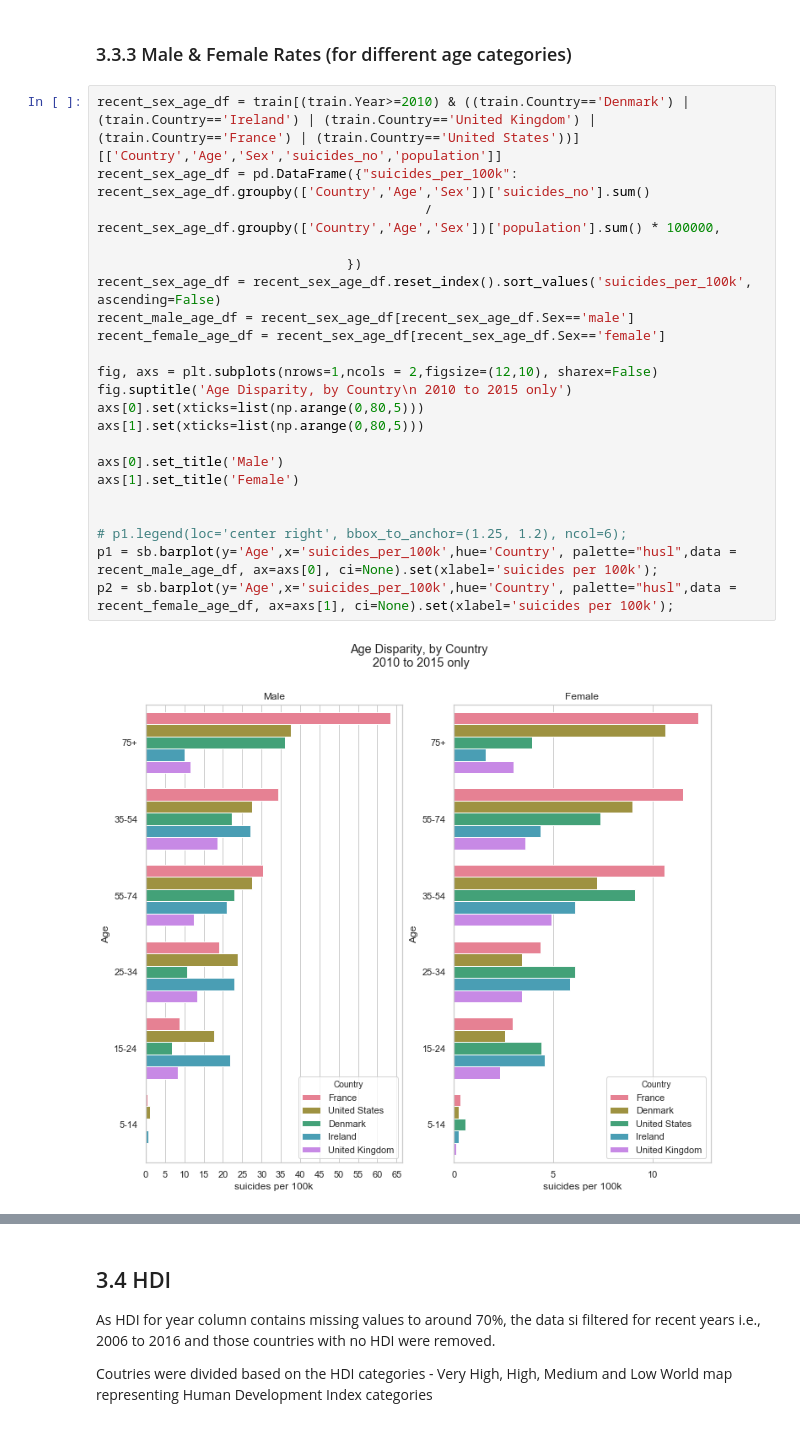
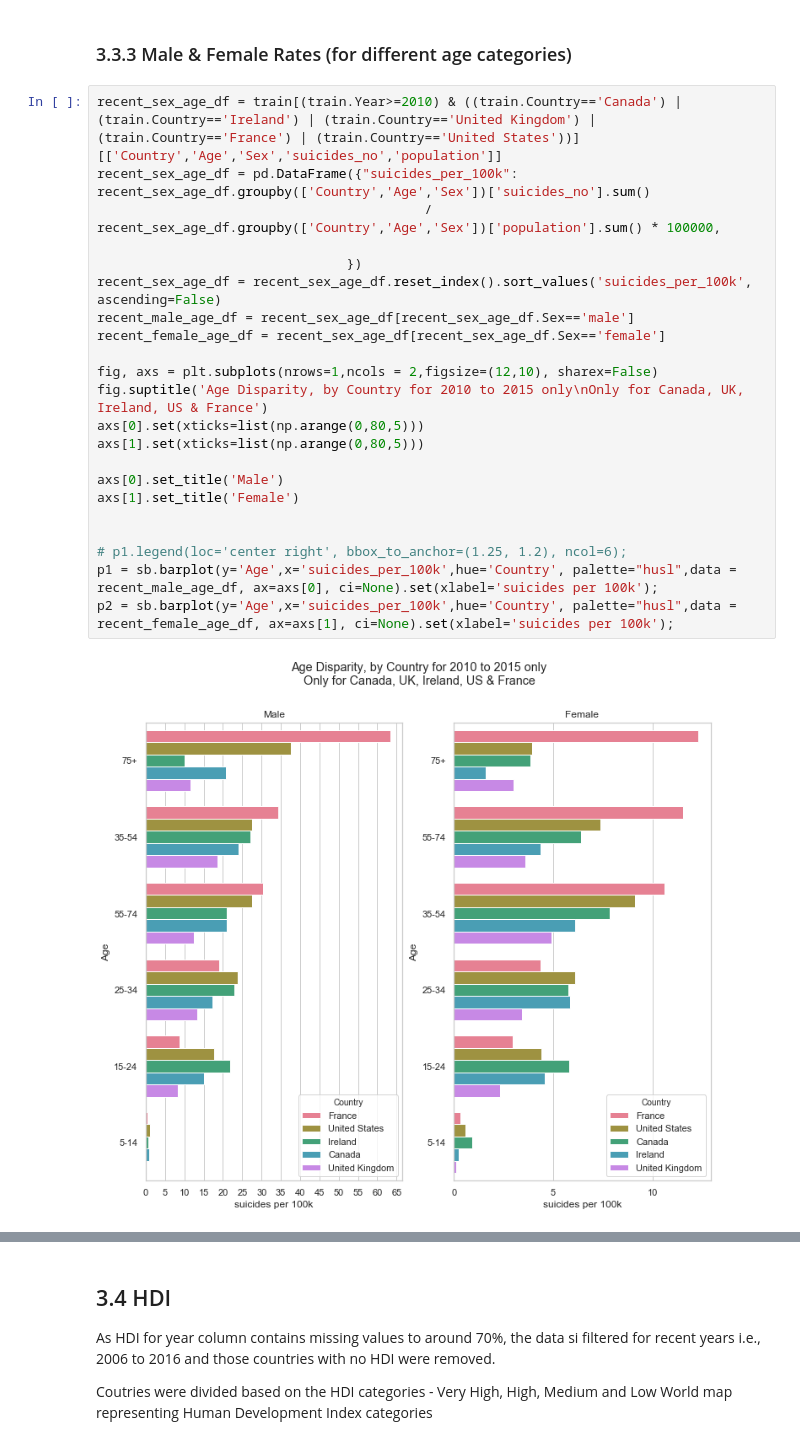
Before and after one commit to vaishali-vcs/DataScienceFoundation_Project, a Jupyter notebook: SuicideDataAnalysis.ipynb, the cells around one changed output, grey strips where cells are left out. Cells and saved outputs as stored; diff of their text form.

```diff
--- a/SuicideDataAnalysis.ipynb
+++ b/SuicideDataAnalysis.ipynb
@@ -1005,29 +1026,29 @@ g.set(title='Age \n 2010 to 2015 only', ylabel = "Suicides per 100k", xlabel='')
 # %% [markdown]
 ### 3.3.3 Male & Female Rates (for different age categories)
 # %%
-recent_sex_age_df = train[(train.Year>=2010) & ((train.Country=='Denmark') | (train.Country=='Ireland') | (train.Country=='United Kingdom') | (train.Country=='France') | (train.Country=='United States'))][['Country','Age','Sex','suicides_no','population']]
+recent_sex_age_df = train[(train.Year>=2010) & ((train.Country=='Canada') | (train.Country=='Ireland') | (train.Country=='United Kingdom') | (train.Country=='France') | (train.Country=='United States'))][['Country','Age','Sex','suicides_no','population']]
 recent_sex_age_df = pd.DataFrame({"suicides_per_100k": recent_sex_age_df.groupby(['Country','Age','Sex'])['suicides_no'].sum()
                                           / recent_sex_age_df.groupby(['Country','Age','Sex'])['population'].sum() * 100000,
 
                                 })
 recent_sex_age_df = recent_sex_age_df.reset_index().sort_values('suicides_per_100k', ascending=False)
 recent_male_age_df = recent_sex_age_df[recent_sex_age_df.Sex=='male']
 recent_female_age_df = recent_sex_age_df[recent_sex_age_df.Sex=='female']
 
 fig, axs = plt.subplots(nrows=1,ncols = 2,figsize=(12,10), sharex=False)
-fig.suptitle('Age Disparity, by Country\n 2010 to 2015 only')
+fig.suptitle('Age Disparity, by Country for 2010 to 2015 only\nOnly for Canada, UK, Ireland, US & France')
 axs[0].set(xticks=list(np.arange(0,80,5)))
 axs[1].set(xticks=list(np.arange(0,80,5)))
 
 axs[0].set_title('Male')
 axs[1].set_title('Female')
 
 
 # p1.legend(loc='center right', bbox_to_anchor=(1.25, 1.2), ncol=6);
 p1 = sb.barplot(y='Age',x='suicides_per_100k',hue='Country', palette="husl",data = recent_male_age_df, ax=axs[0], ci=None).set(xlabel='suicides per 100k');
 p2 = sb.barplot(y='Age',x='suicides_per_100k',hue='Country', palette="husl",data = recent_female_age_df, ax=axs[1], ci=None).set(xlabel='suicides per 100k');
 # %% [output]
-[figure, old version]
+[figure, new version]
 # %% [markdown]
 **Insights**
 
```
Also changed, not shown: parts of 31 cells of this notebook.
